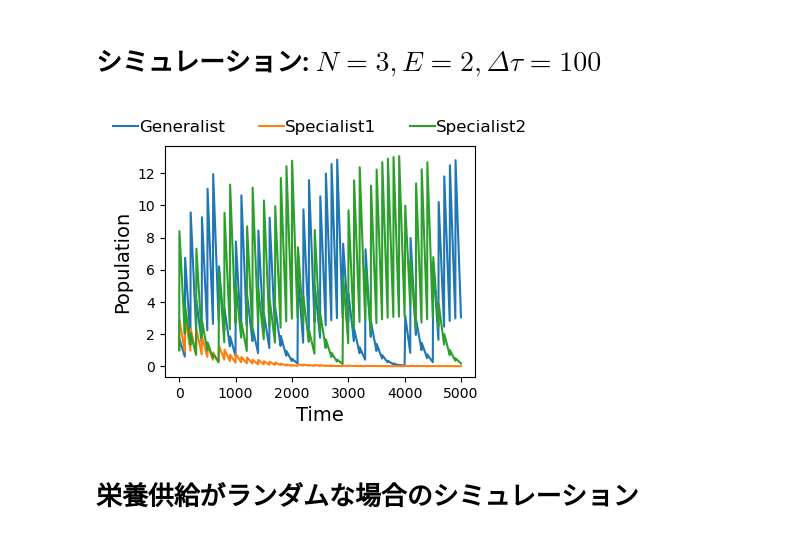
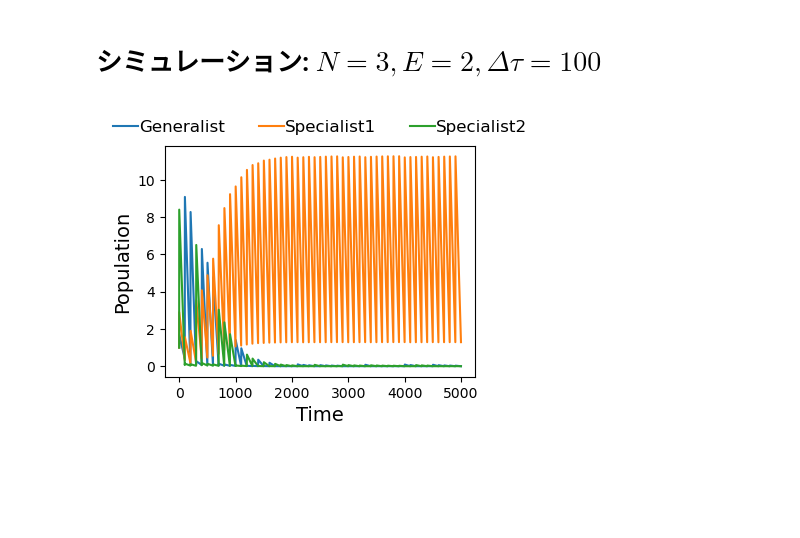
Before and after one commit to niimi-213/PopulationDynamicsGS, a Jupyter notebook: scripts/3SpeciesSimulation.ipynb, the cells around one changed output. Drawn from its saved outputs; the diff is of its cells as text; code cells hidden in the pictures; blank space fills up the shorter version.

```diff
--- a/scripts/3SpeciesSimulation.ipynb
+++ b/scripts/3SpeciesSimulation.ipynb
@@ -16,3 +16,9 @@ sys.path.append(
     os.path.join(os.path.dirname(os.path.abspath('__file__')), 'src')
 )
 from src.PopulationDynamicsModel import *
+plt.rcParams['figure.figsize']    = [4,3]
+plt.rcParams['font.size']         = 12
+plt.rcParams["axes.labelcolor"]   = "#000000"
+plt.rcParams["axes.linewidth"]    = 1.0
+plt.rcParams["xtick.major.width"] = 1.0
+plt.rcParams["ytick.major.width"] = 1.0
@@ -38,37 +97,37 @@ for i in range(n):
         else:
             A[i,j] = 0
 for i in range(n):
     A[i,i] = 1 - sum(A[i,:])
 
 a = 0.01
 b=1
 
 
-v = np.zeros((n,E))
+mu = np.zeros((n,E))
+mu_mean = 0.8
 gamma = np.zeros((n,E))
 
 for i in range(n):
     p = i-n//2
-    v[i] = np.array([(2)**(p),(2)**(-p)])*(0.2)
+    mu[i] = np.array([(2)**(p),(2)**(-p)])*(mu_mean)
+gamma = a*np.exp(b*mu)
 
-gamma = a*np.exp(b*v)
 X_0 = np.zeros(n)
 for i in range(n):
     X_0[i] = 1
-N,t,N_mean,tau_course = Simulation(n, E, v, gamma, A, X_0, 10, tauList, env_change_num,threshold=10**(-8))
+
+N,t,N_mean,tau_course = Simulation(n, E, mu, gamma, A, X_0, 10, tauList, env_change_num,threshold=10**(-8))
 
 #結果の描画
 plt.figure(figsize=(4,3))
 #plt.plot(t,N[:,1])
 plt.plot(t,N[:,0])
 plt.plot(t,N[:,1])
 plt.plot(t,N[:,2])
 plt.xlabel("Time",fontsize=14)
 plt.ylabel("Population",fontsize=14)
 plt.legend(["Generalist","Specialist1","Specialist2"],loc='lower center',bbox_to_anchor=(0.5,1.02),borderaxespad=0,frameon=False,fontsize=12,handletextpad=0.1,ncol=3,handlelength=1.5)
 
 plt.show()
 # %% [output]
-[figure, old version]
+[figure, new version]
-# %% [markdown]
-# 栄養供給がランダムな場合のシミュレーション
```
Also changed, not shown: parts of 6 cells of this notebook, 1 other file.
